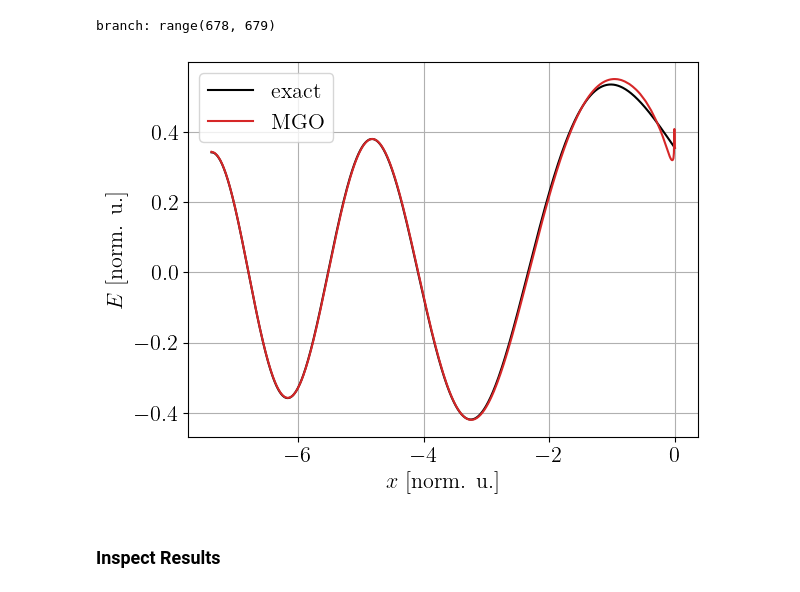
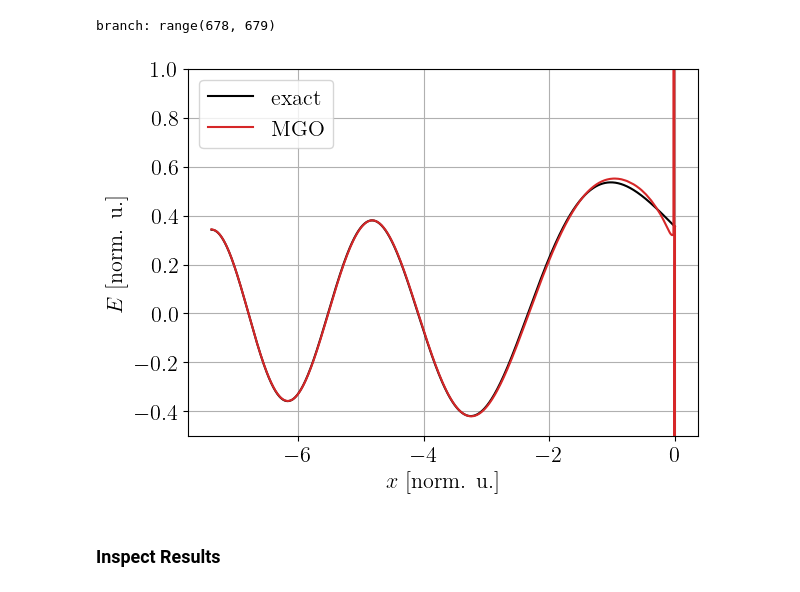
Before and after one commit to runehoejlund/plasma-ray-tracer, a Jupyter notebook: MGO/mgo_ex_airy.ipynb, the cells around one changed output. Saved outputs shown, nothing was run; the diff lists cells and outputs as text; code cells hidden in the pictures.

```diff
--- a/MGO/mgo_ex_airy.ipynb
+++ b/MGO/mgo_ex_airy.ipynb
@@ -104,16 +104,17 @@ xi = np.linspace(np.min(xs.squeeze()), np.max(xs.squeeze()), 1000)
 # %%
 plt.plot(xi, Ai(xi), 'k-', label='exact')
 plt.plot(xi, np.real(field(xi)), '-', color='tab:red', label='MGO')
 plt.grid()
 plt.xlabel(r'$x$ [norm. u.]')
 plt.ylabel(r'$E$ [norm. u.]')
+plt.ylim(-0.5, 1)
 plt.tight_layout()
 plt.legend()
 plt.savefig('./plots/1D_MGO_airy_field.png')
 plt.savefig('./plots/1D_MGO_airy_field.pdf', dpi=600)
 plt.show()
 # %% [output]
-[figure, old version]
+[figure, new version]
 # %% [markdown]
 ### Inspect Results
 # %%
```
Also changed, not shown: parts of 15 cells of this notebook, 5 other files.
